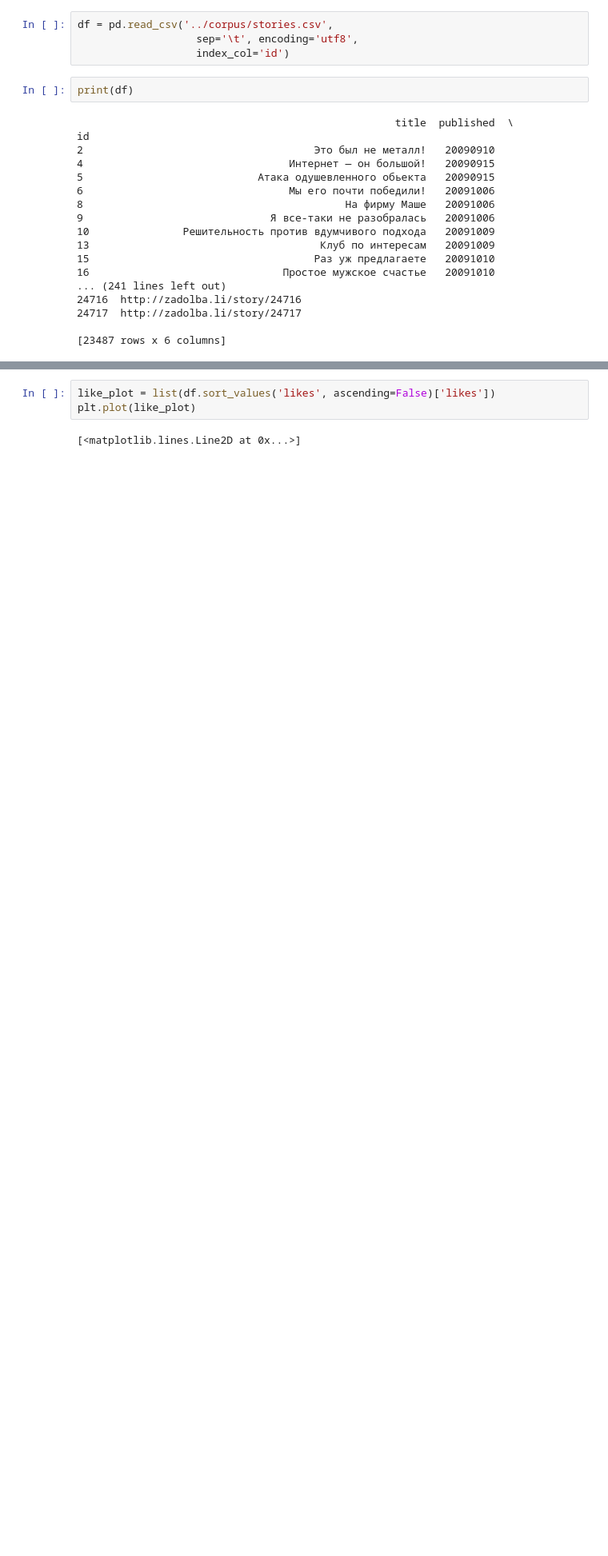
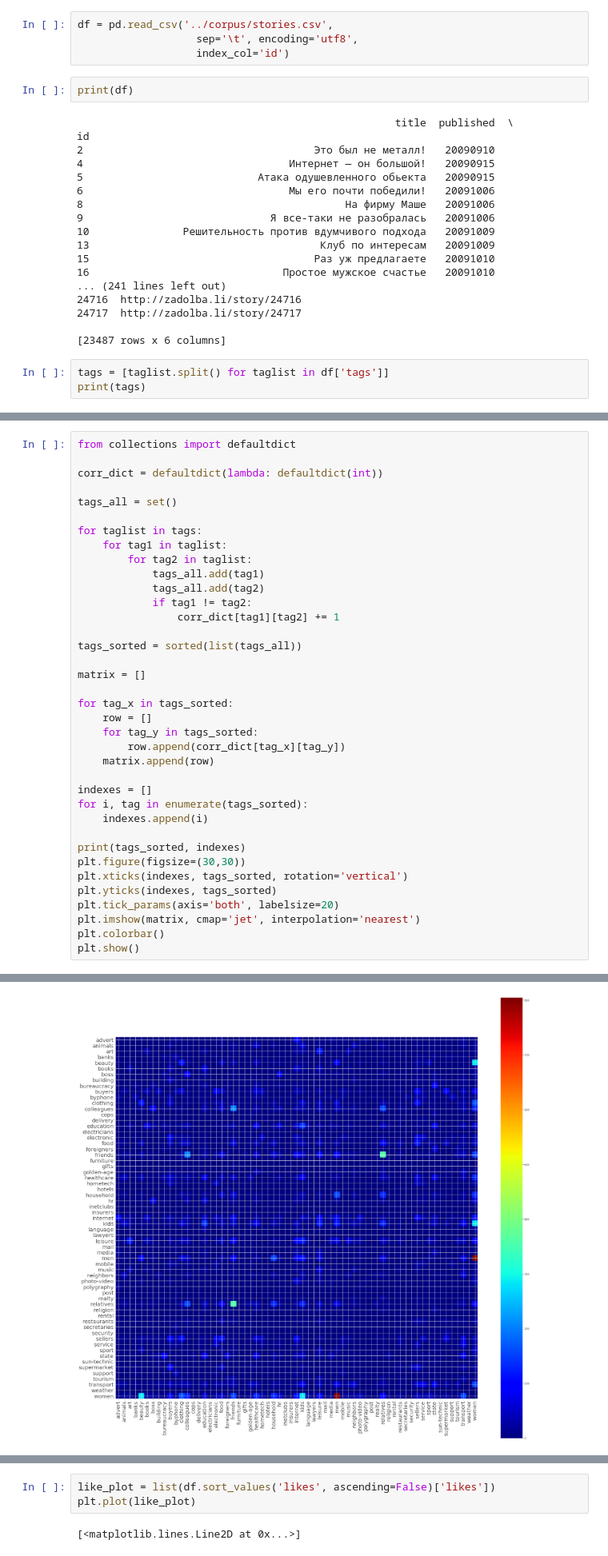
Before and after one commit to alexeyqu/zadolbali_corpus, a Jupyter notebook: stats/stats.ipynb, the cells around one changed output, grey strips where cells are left out. Shown at 80% size. Saved outputs shown, nothing was run; the diff lists cells and outputs as text; blank space fills up the shorter version.

```diff
--- a/stats/stats.ipynb
+++ b/stats/stats.ipynb
@@ -32,3 +32,6 @@ id
 24717  http://zadolba.li/story/24717
 
 [23487 rows x 6 columns]
+# %%
+tags = [taglist.split() for taglist in df['tags']]
+print(tags)
@@ -34,0 +40,38 @@ id
+# %%
+from collections import defaultdict
+
+corr_dict = defaultdict(lambda: defaultdict(int))
+
+tags_all = set()
+
+for taglist in tags:
+    for tag1 in taglist:
+        for tag2 in taglist:
+            tags_all.add(tag1)
+            tags_all.add(tag2)
+            if tag1 != tag2:
+                corr_dict[tag1][tag2] += 1
+
+tags_sorted = sorted(list(tags_all))
+
+matrix = []
+
+for tag_x in tags_sorted:
+    row = []
+    for tag_y in tags_sorted:
+        row.append(corr_dict[tag_x][tag_y])
+    matrix.append(row)
+
+indexes = []
+for i, tag in enumerate(tags_sorted):
+    indexes.append(i)
+
+print(tags_sorted, indexes)
+plt.figure(figsize=(30,30))
+plt.xticks(indexes, tags_sorted, rotation='vertical')
+plt.yticks(indexes, tags_sorted)
+plt.tick_params(axis='both', labelsize=20)
+plt.imshow(matrix, cmap='jet', interpolation='nearest')
+plt.colorbar()
+plt.show()
+# %% [output]
@@ -34,0 +79 @@ id
+[figure, added]
```
Also changed, not shown: parts of 3 cells of this notebook.
